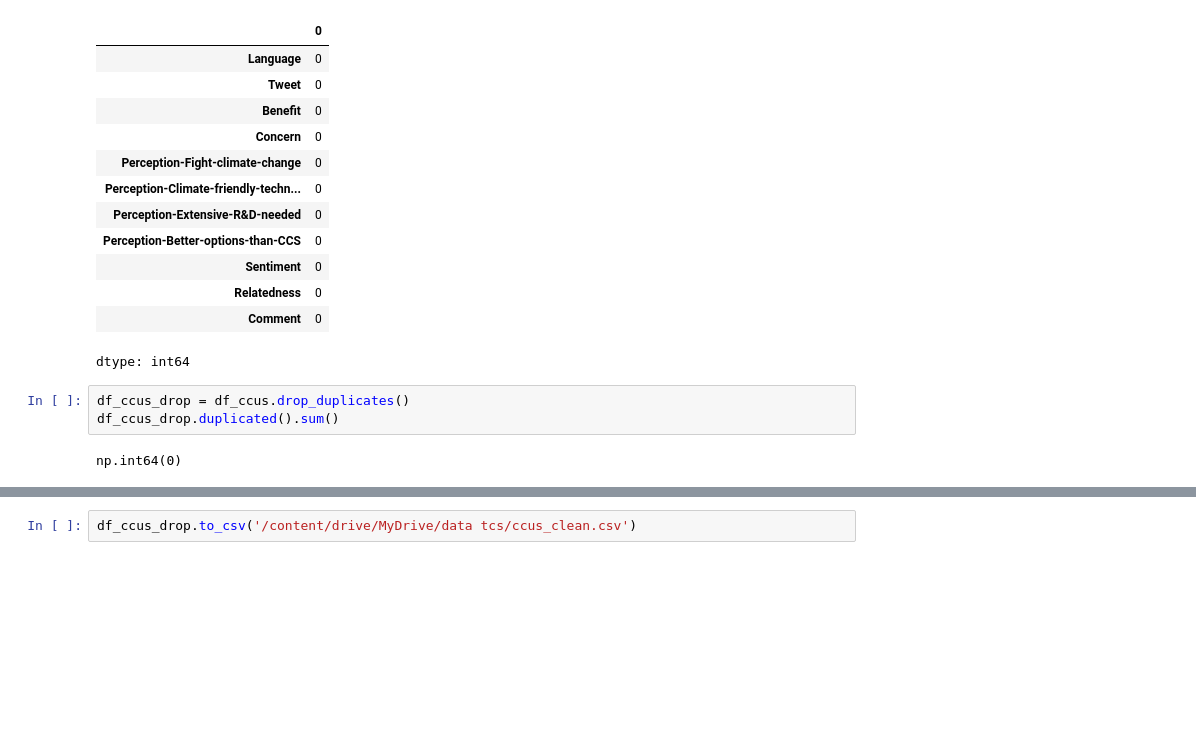
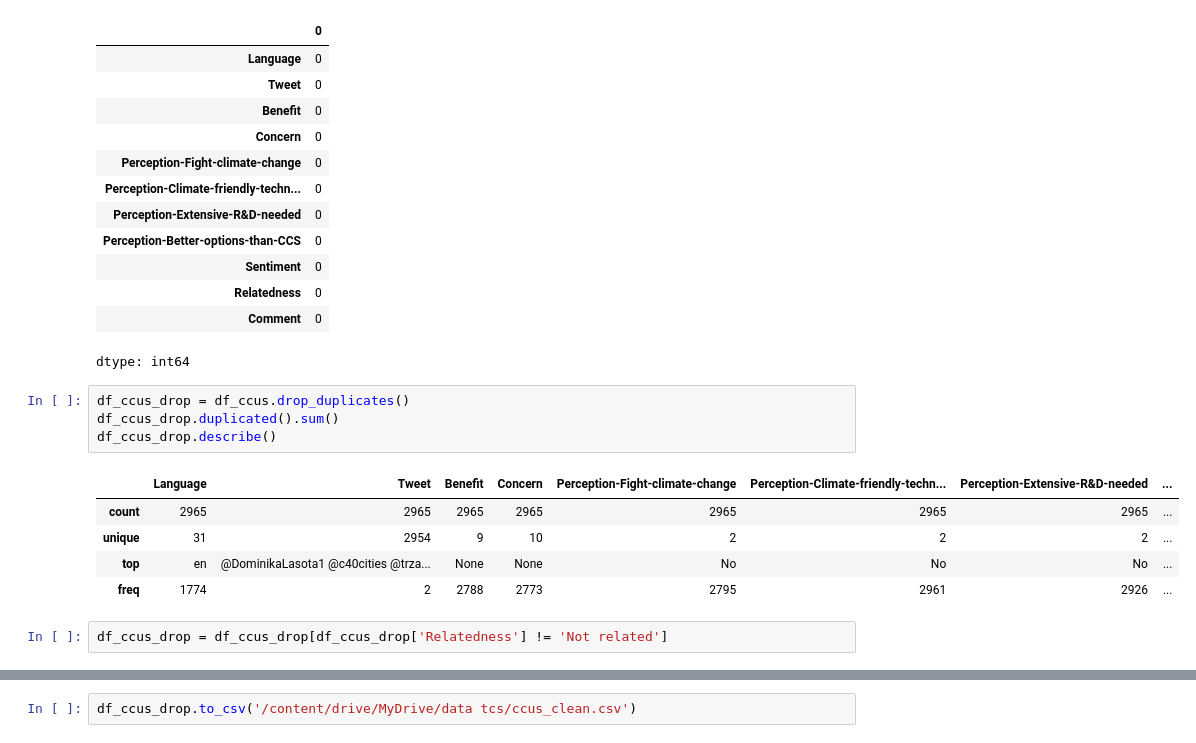
Before and after one commit to emyms29/ccus, a Jupyter notebook: eda.ipynb, the cells around one changed output, grey strips where cells are left out. Saved outputs shown, nothing was run; the diff lists cells and outputs as text; blank space fills up the shorter version.

```diff
--- a/eda.ipynb
+++ b/eda.ipynb
@@ -106,5 +106,12 @@ dtype: int64
 # %%
 df_ccus_drop = df_ccus.drop_duplicates()
 df_ccus_drop.duplicated().sum()
+df_ccus_drop.describe()
 # %% [output]
-np.int64(0)
+|  | Language | Tweet | Benefit | Concern | Perception-Fight-climate-change | Perception-Climate-friendly-techn... | Perception-Extensive-R&D-needed | ... |
+| count | 2965 | 2965 | 2965 | 2965 | 2965 | 2965 | 2965 | ... |
+| unique | 31 | 2954 | 9 | 10 | 2 | 2 | 2 | ... |
+| top | en | @DominikaLasota1 @c40cities @trza... | None | None | No | No | No | ... |
+| freq | 1774 | 2 | 2788 | 2773 | 2795 | 2961 | 2926 | ... |
+# %%
+df_ccus_drop = df_ccus_drop[df_ccus_drop['Relatedness'] != 'Not related']
```
Also changed, not shown: parts of 7 cells of this notebook.
